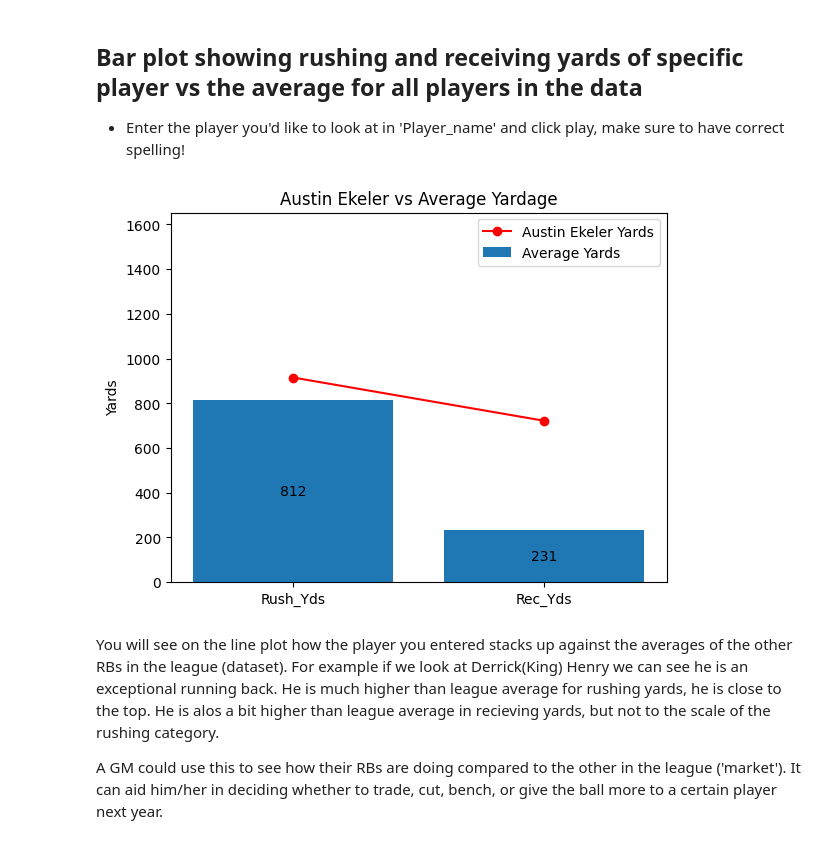
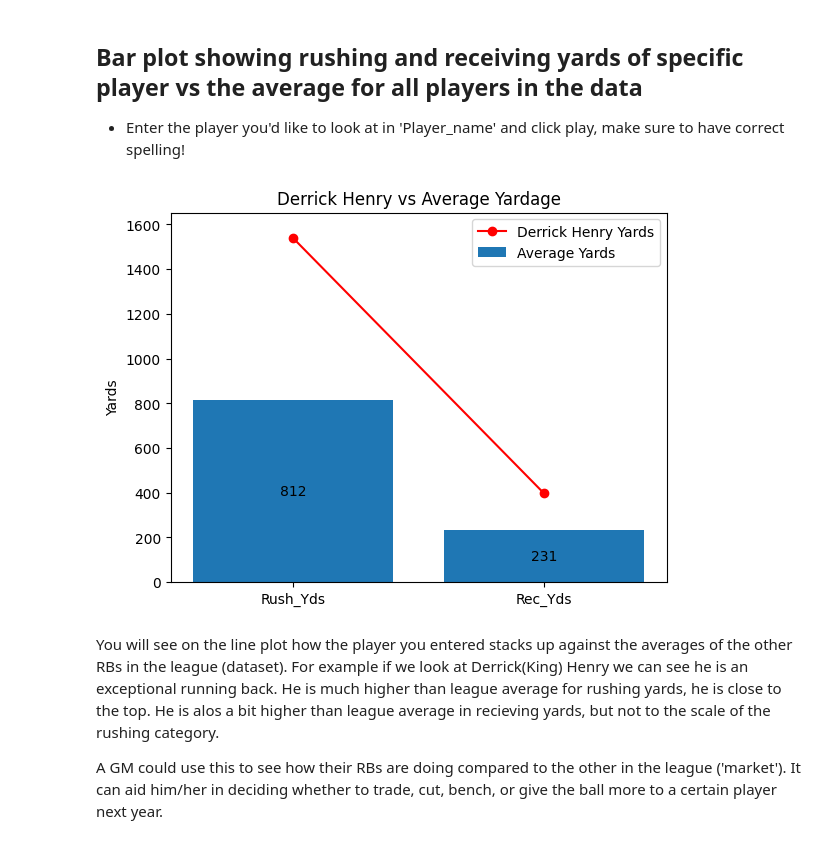
Before and after one commit to Hrishi-Salitri/NFL_rush_analysis_2022, a Jupyter notebook: NFLRushAnalysis.ipynb, the cells around one changed output. Drawn from its saved outputs; the diff is of its cells as text; code cells hidden in the pictures.

```diff
--- a/NFLRushAnalysis.ipynb
+++ b/NFLRushAnalysis.ipynb
@@ -112,8 +112,7 @@ A fantasy football manager in a PPR leauge might love to see this. Catches and t
 ## Bar plot showing rushing and receiving yards of specific player vs the average for all players in the data
 * Enter the player you'd like to look at in 'Player_name' and click play, make sure to have correct spelling!
 # %%
-Player_name = "Jonathan Taylor"
-# Derrick Henry
+Player_name = "Derrick Henry"
 
 
 # --------------------------------------------------Background tings-------------------------------------------------------#
@@ -129,34 +128,34 @@ Yards_data = rb.loc[
     ],
 ]
 PYards = Yards_data.values.tolist()[0]
 
 
 # Graph
 
 # First set
 fig, ax1 = plt.subplots()
 ax1.bar(Categories, AvgYds, label="Average Yards")
 ax1.set_ylabel("Average Yards")
 
 
 # Second set
 ax1.plot(Categories, PYards, label=Player_name + " Yards", color="r", marker="o")
 ax1.set_ylabel("Yards")
 
 
 # Captions
 for i, v in enumerate(AvgYds):
     plt.text(i, v / 2, int(v), ha="center", va="center")  # for averages
 
 
 ax1.legend(loc="upper right")
 plt.ylim(0, rb["Rush_Yds"].max())
 plt.title(Player_name + " vs Average Yardage")
 
 
 plt.show()
 # %% [output]
-[figure, old version]
+[figure, new version]
 # %% [markdown]
 You will see on the line plot how the player you entered stacks up against the averages of the other RBs in the league (dataset). For example if we look at Derrick(King) Henry we can see he is an exceptional running back. He is much higher than league average for rushing yards, he is close to the top. He is alos a bit higher than league average in recieving yards, but not to the scale of the rushing category.
 
```
Also changed, not shown: 2 other files.
